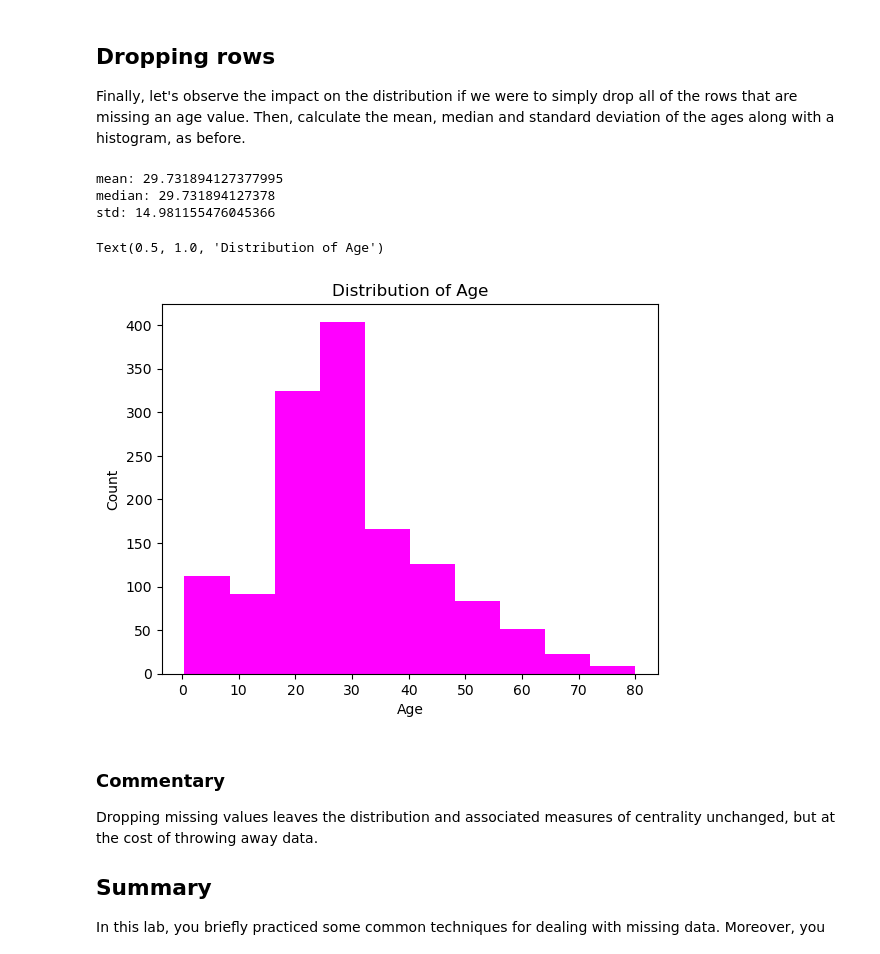
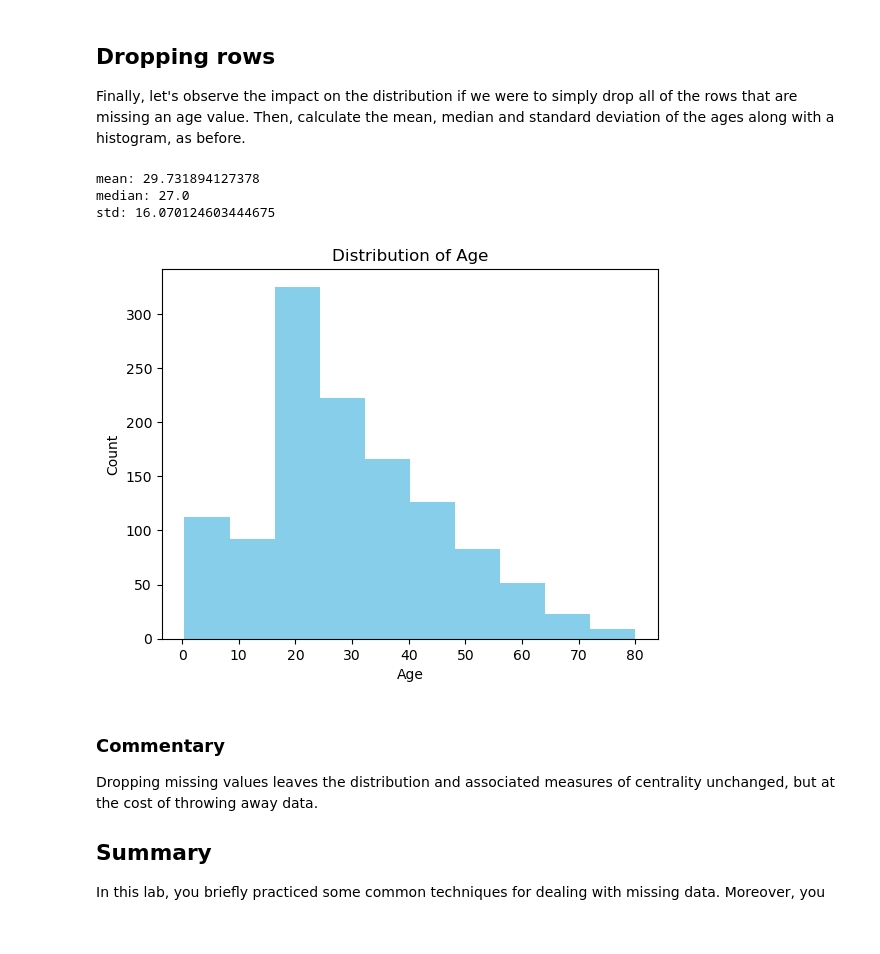
Before and after one commit to Endalkmin/dsc-more-on-missing-data-lab, a Jupyter notebook: index.ipynb, the cells around one changed output. Saved outputs shown, nothing was run; the diff lists cells and outputs as text; code cells hidden in the pictures.

```diff
--- a/index.ipynb
+++ b/index.ipynb
@@ -19,7 +19,7 @@ To start, load the dataset `'titanic.csv'` using pandas.
 # Your code here
 import pandas as pd
 import matplotlib.pyplot as plt
-df2 = pd.read_csv('titanic.csv')
+df = pd.read_csv('titanic.csv')
 # %% [markdown]
 Use the `.info()` method to quickly preview which features have missing data
 # %%
@@ -135,26 +135,26 @@ Imputing the median has similar effectiveness to imputing the mean. The variance
 Finally, let's observe the impact on the distribution if we were to simply drop all of the rows that are missing an age value. Then, calculate the mean, median and standard deviation of the ages along with a histogram, as before.
 # %%
 # Your code here
-df5 = df['Age'].dropna()
+df3 = df['Age'].dropna()
 # %%
-print(f'mean: {df5.mean()}')
-print(f'median: {df5.median()}')
-print(f'std: {df5.std()}')
+print(f'mean: {df3.mean()}')
+print(f'median: {df3.median()}')
+print(f'std: {df3.std()}')
 # %% [output]
-mean: 29.731894127377995
-median: 29.731894127378
-std: 14.981155476045366
+mean: 29.731894127378
+median: 27.0
+std: 16.070124603444675
 # %%
-variable = df5
+variable = df3
 
 fig, ax = plt.subplots()
-ax.hist(variable, color='magenta')
+ax.hist(variable, color='skyblue')
 ax.set_xlabel('Age')
 ax.set_ylabel('Count')
 ax.set_title('Distribution of Age')
+plt.show()
 # %% [output]
-Text(0.5, 1.0, 'Distribution of Age')
-[figure, old version]
+[figure, new version]
 # %% [markdown]
 ### Commentary
 
```
Also changed, not shown: parts of 9 cells of this notebook.
